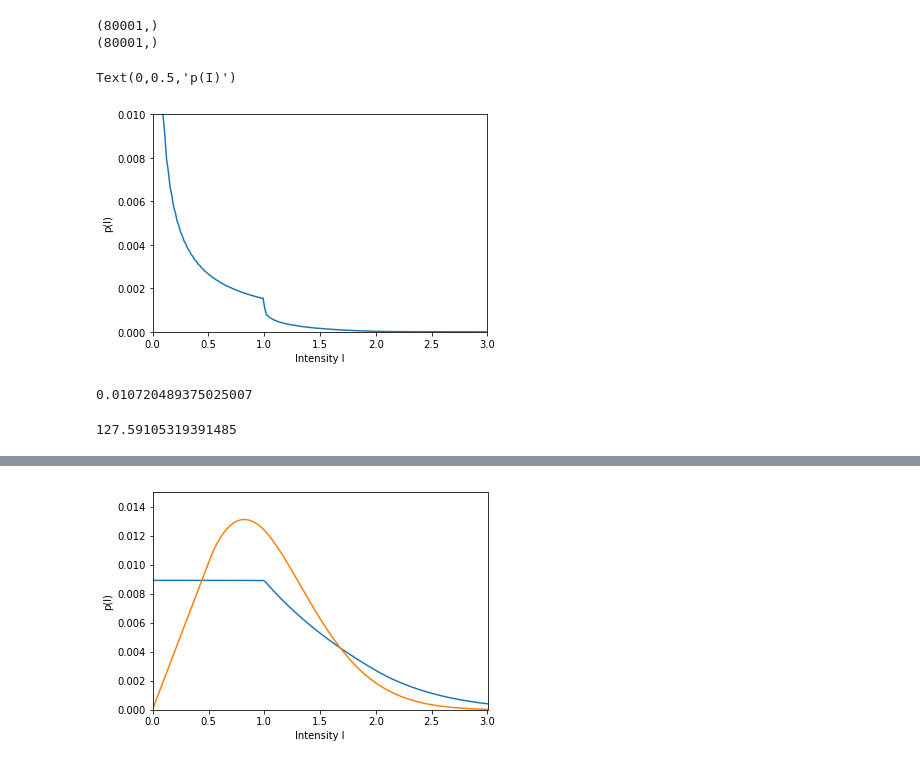
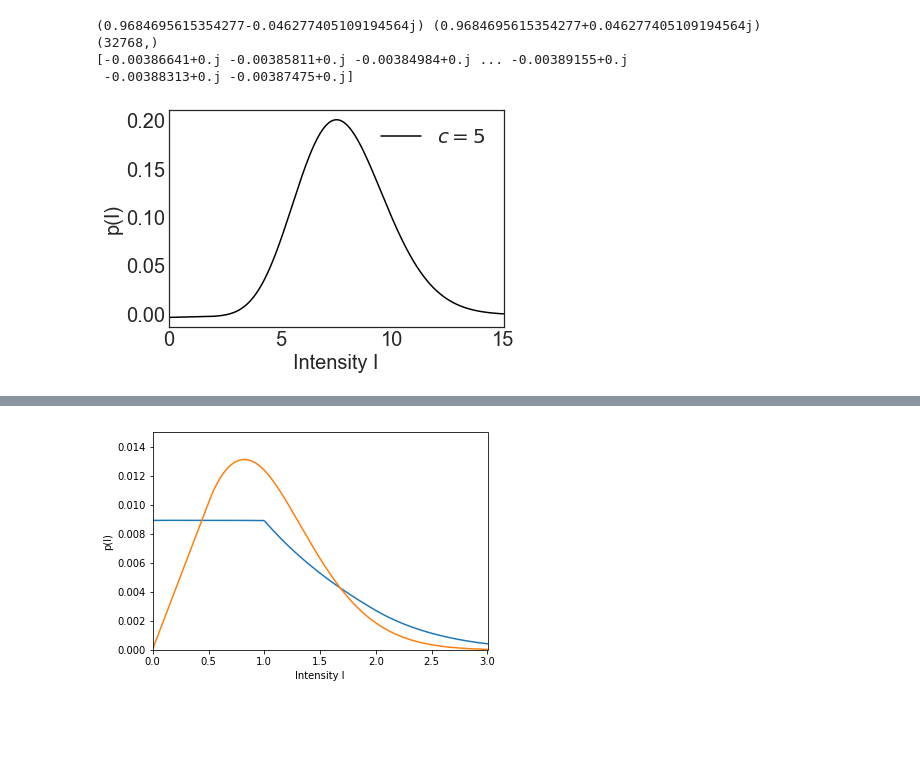
Before and after one commit to hstrey/Intensity-Distribution, a Jupyter notebook: twod_distributions.ipynb, the cells around one changed output, grey strips where cells are left out. Saved outputs shown, nothing was run; the diff lists cells and outputs as text; code cells hidden in the pictures; blank space fills up the shorter version.

```diff
--- a/twod_distributions.ipynb
+++ b/twod_distributions.ipynb
@@ -7,12 +24,13 @@ from scipy.integrate import quad, trapz
 # %%
 k_limit = 200
-steps = 40001
+steps = 16386
 k = np.linspace(0,k_limit,steps)
-d = k_limit/steps
+d = k_limit/(steps-1)
 e = sici(k)
 f_real = e[1]
 f_imag = e[0]
-plt.plot(k,f_real,"b")
+f_real2 = f_real - np.log(k) - np.euler_gamma
+plt.plot(k,f_real2,"b")
 plt.plot(k,f_imag,"r")
 # %% [output]
 [<matplotlib.lines.Line2D at 0x...>]
@@ -49,32 +192,40 @@ plt.loglog(k,ei2,"r")
 # %%
+prefactor = np.pi/2*5
+er = np.exp(-prefactor*np.euler_gamma)*np.exp(prefactor*f_real)*k**(-prefactor)
+ei1 = np.cos(prefactor*f_imag)
+ei2 = np.sin(prefactor*f_imag)
+er[0]=1
 # need to find the proper way of doing an fft
-freq = np.fft.fftfreq(2*steps-1,d)*2*np.pi
+freq = np.fft.fftfreq(32768,d)*2*np.pi
 fc1 = er*ei1+1j*er*ei2
-fc2 = er*ei1-1j*er*ei2
-fc2 = np.conj(fc2[::-1])
-fc = np.concatenate((fc1,fc2[1:]))
-print(fc.shape)
-cf_fft = np.fft.ifft(fc)
-print(cf_fft.shape)
+fc2 = np.conj(fc1)
+fc = (fc1[:-1] + fc2[1:])/2
+# make sure that p(x) is normalized and that the highest frequency
+# has no imaginary part
+fc[0] = 1.0
+fc[-1] = np.real(fc[-1])
+# make sure that
+fc_c = np.conj(fc[::-1])
+fc_t = np.concatenate((fc,fc_c[1:-1]))
+
+print(fc_t[2],fc_t[-2])
+print(fc_t.shape)
+
+# take fourier transform and normalize to freq
+cf_fft = 2*np.fft.fft(fc_t)/32768/freq[1]
+
+print(cf_fft)
 disp = 2000
-plt.plot(freq[:disp],np.real(cf_fft[:disp]))
-plt.xlim((0,3))
-plt.ylim((0,0.01))
+plt.plot(freq[:disp],np.real(cf_fft[:disp]),"k",label=r"$c = 5$")
+plt.xlim((0,15))
+#plt.ylim((0,500))
 plt.xlabel("Intensity I")
 plt.ylabel("p(I)")
-#plt.savefig("pIanalytic5.png",format='png',dpi=300,bbox_inches='tight',facecolor="white",backgroundcolor="white")
+plt.legend()
+plt.savefig("pIanalytic5.png",format='png',dpi=300,bbox_inches='tight',facecolor="white",backgroundcolor="white")
 # %% [output]
-(80001,)
-(80001,)
+(0.9684695615354277-0.046277405109194564j) (0.9684695615354277+0.046277405109194564j)
+(32768,)
+[-0.00386641+0.j -0.00385811+0.j -0.00384984+0.j ... -0.00389155+0.j
+ -0.00388313+0.j -0.00387475+0.j]
-Text(0,0.5,'p(I)')
-[figure, old version]
+[figure, new version]
-# %%
-# normalization
-print(np.real(cf_fft[:steps]).mean()*freq[steps-1])
-# %% [output]
-0.010720489375025007
-# %%
-# normalization
-print(1/trapz(np.real(cf_fft[:steps]),dx=(freq[1]-freq[0])))
-# %% [output]
-127.59105319391485
```
Also changed, not shown: parts of 21 cells of this notebook, 4 other files.
